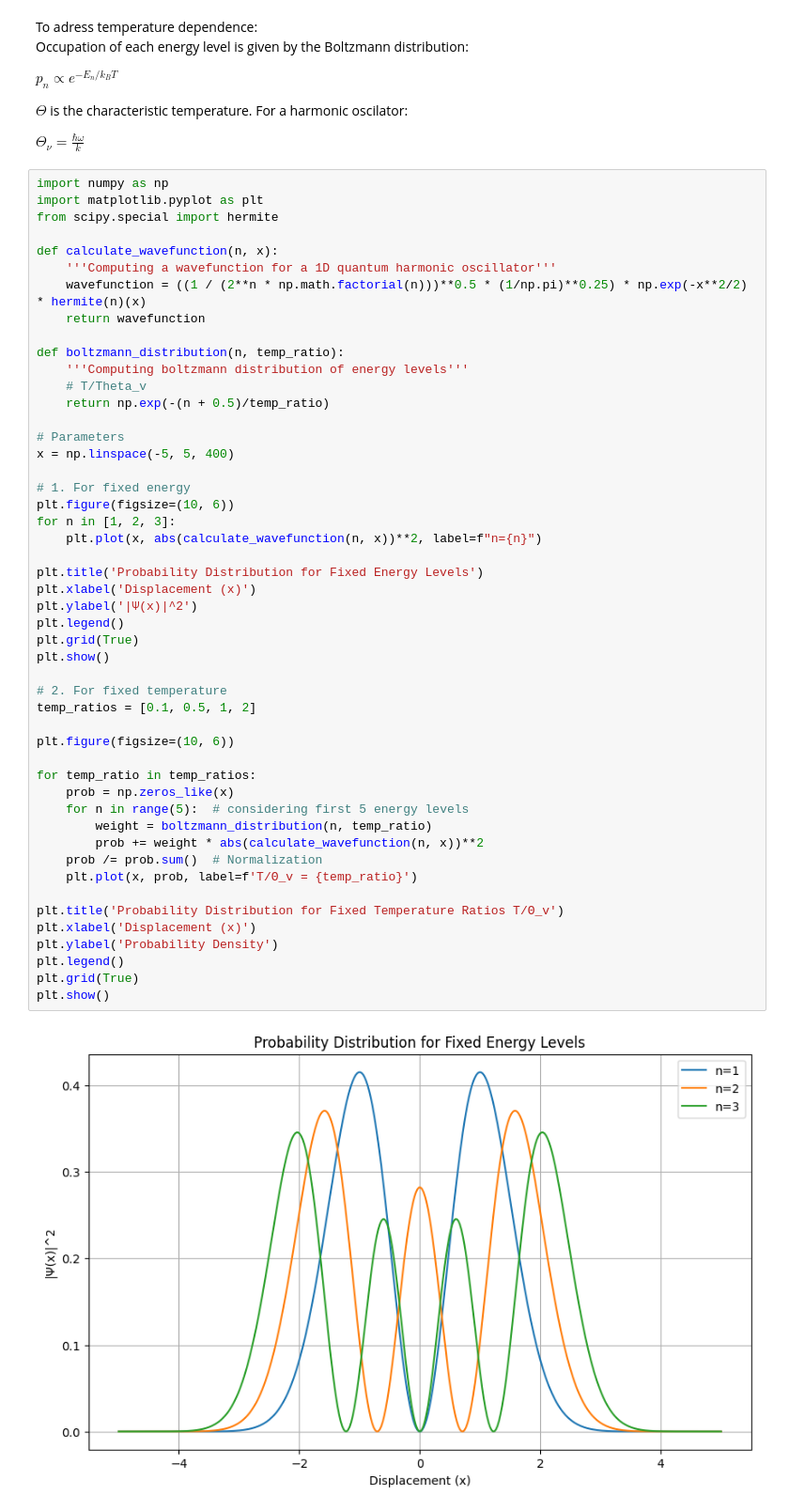
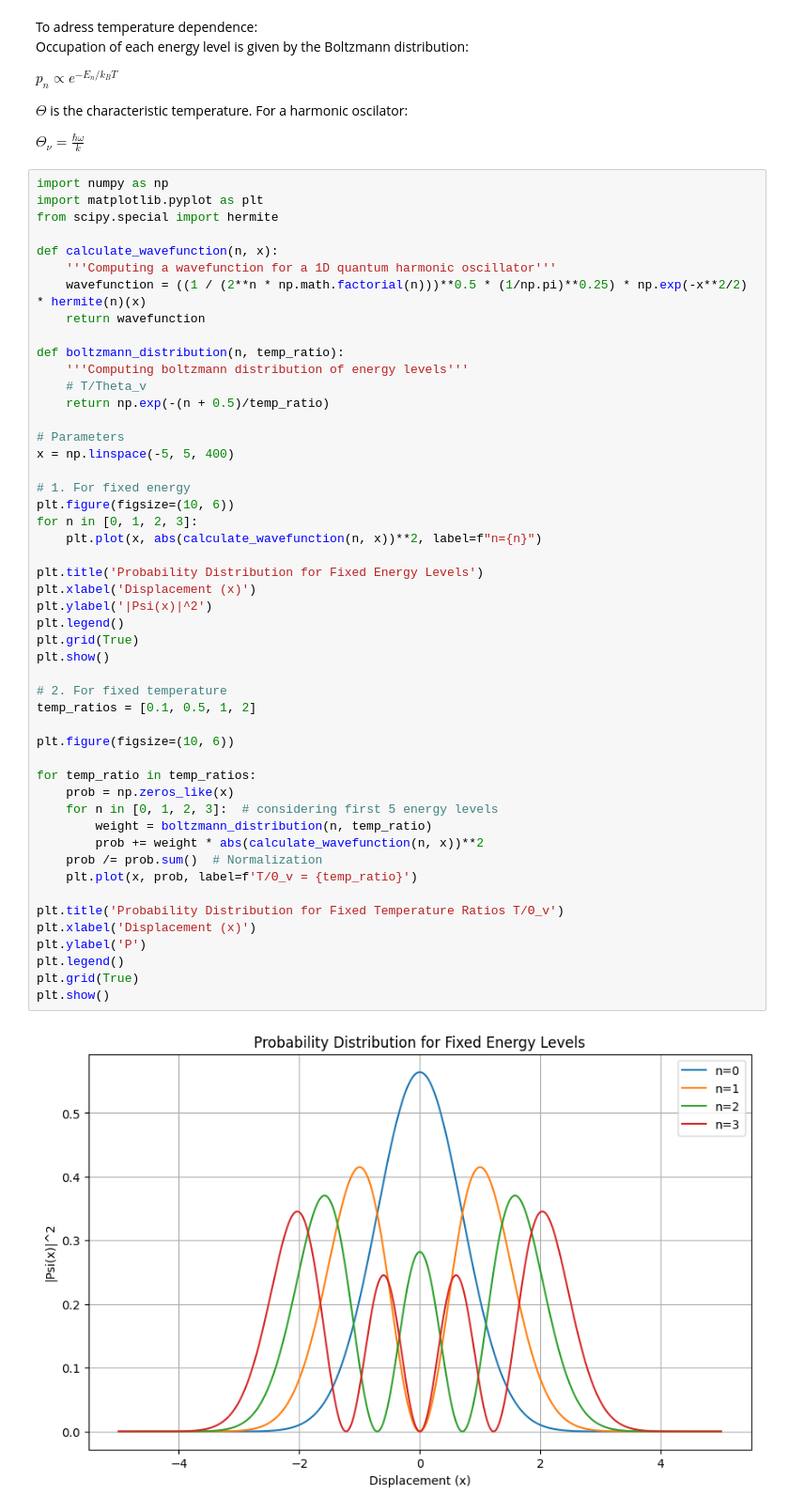
Before and after one commit to denny190/pchem_iv, a Jupyter notebook: l04_qm_harm_osc.ipynb, the cells around one changed output. Shown at 94% size. Saved outputs shown, nothing was run; the diff lists cells and outputs as text.

```diff
--- a/l04_qm_harm_osc.ipynb
+++ b/l04_qm_harm_osc.ipynb
@@ -76,35 +76,35 @@ def boltzmann_distribution(n, temp_ratio):
 x = np.linspace(-5, 5, 400)
 
 # 1. For fixed energy
 plt.figure(figsize=(10, 6))
-for n in [1, 2, 3]:
+for n in [0, 1, 2, 3]:
     plt.plot(x, abs(calculate_wavefunction(n, x))**2, label=f"n={n}")
 
 plt.title('Probability Distribution for Fixed Energy Levels')
 plt.xlabel('Displacement (x)')
-plt.ylabel('|Ψ(x)|^2')
+plt.ylabel('|Psi(x)|^2')
 plt.legend()
 plt.grid(True)
 plt.show()
 
 # 2. For fixed temperature
 temp_ratios = [0.1, 0.5, 1, 2]
 
 plt.figure(figsize=(10, 6))
 
 for temp_ratio in temp_ratios:
     prob = np.zeros_like(x)
-    for n in range(5):  # considering first 5 energy levels
+    for n in [0, 1, 2, 3]:  # considering first 5 energy levels
         weight = boltzmann_distribution(n, temp_ratio)
         prob += weight * abs(calculate_wavefunction(n, x))**2
     prob /= prob.sum()  # Normalization
     plt.plot(x, prob, label=f'T/Θ_v = {temp_ratio}')
 
 plt.title('Probability Distribution for Fixed Temperature Ratios T/Θ_v')
 plt.xlabel('Displacement (x)')
-plt.ylabel('Probability Density')
+plt.ylabel('P')
 plt.legend()
 plt.grid(True)
 plt.show()
 # %% [output]
-[figure, old version]
+[figure, new version]
```
Also changed, not shown: parts of 2 cells of this notebook.
